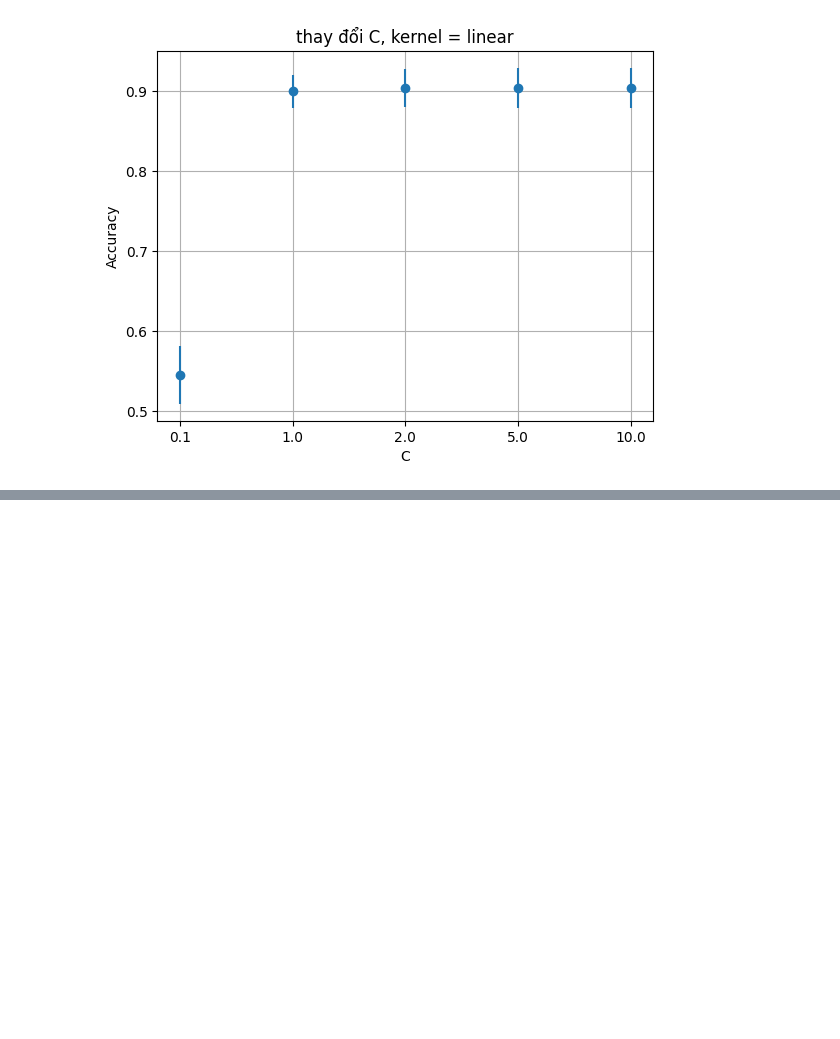
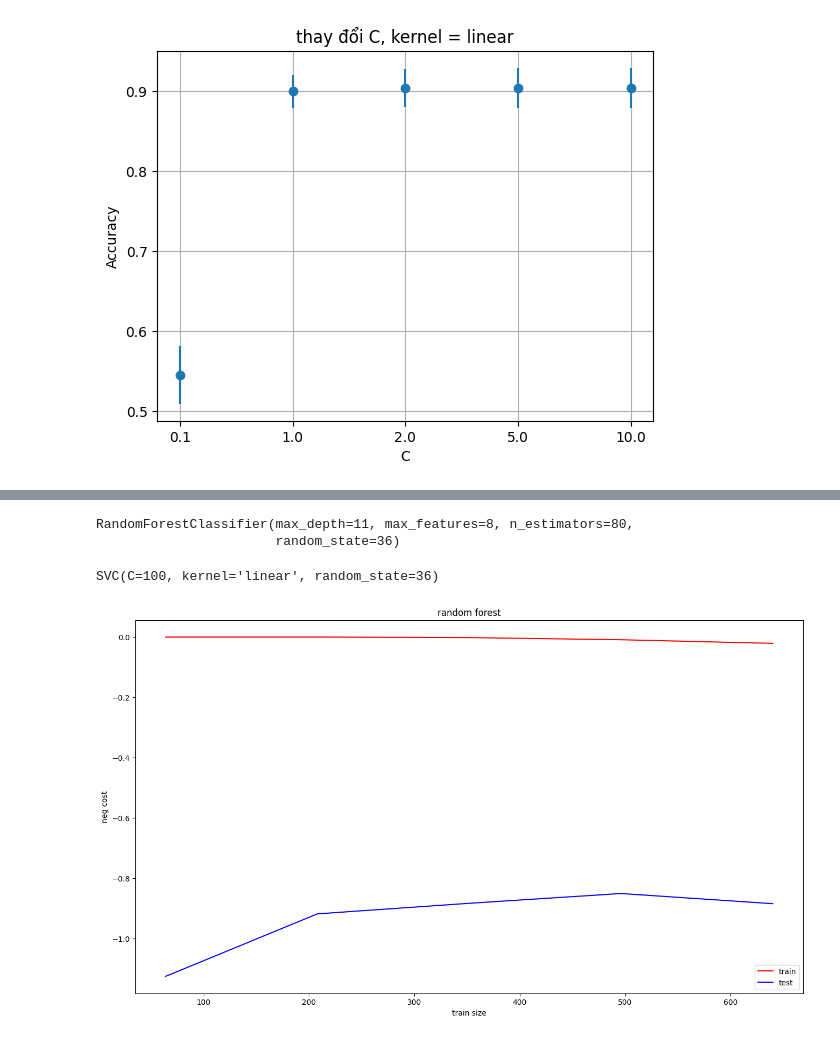
Before and after one commit to hqcfmlno1/Weekly_Hw_GR1, a Jupyter notebook: ex8.ipynb, the cells around one changed output, grey strips where cells are left out. Saved outputs shown, nothing was run; the diff lists cells and outputs as text; code cells hidden in the pictures; blank space fills up the shorter version.

```diff
--- a/ex8.ipynb
+++ b/ex8.ipynb
@@ -210,0 +257,13 @@ plt.show()
+# %%
+def neg_cost(estimator, X, y):
+    y_true = y
+    y_pred = estimator.predict(X)
+    true_pos = ((y_true==y_pred)&(y_true==1.0))*0.0
+    true_ne = ((y_true==y_pred)&(y_true==2.0))*0.0
+    false_ne = ((y_true!=y_pred)&(y_true==1.0))*1.0
+    false_pos = ((y_true!=y_pred)&(y_true==2.0))*5.0
+    return -sum(true_pos + true_ne + false_pos + false_ne)/len(y_true)
+
+# muốn cost min thì neg cost max
+# %%
+X_train, X_test, y_train, y_test = train_test_split(X, y , test_size = 0.2, random_state = 36)
@@ -210,0 +280,40 @@ plt.show()
+# %%
+param_rf = {
+    'max_depth': [3, 11, 15, 24, 27],
+    'min_samples_leaf': [1, 5, 7, 9, 15, 24],
+    'max_features': [8],   # nên là n/3 cho phân loại
+    'n_estimators': range(50,101,10)
+}
+find_best_param('rf', param_rf)
+# %% [output]
+RandomForestClassifier(max_depth=11, max_features=8, n_estimators=80,
+                       random_state=36)
+# %%
+param_svm = {'C': [0.01, 0.1, 1, 10, 100],
+        'kernel':['linear','rbf', 'poly']
+}
+find_best_param('svm', param_svm)
+# %% [output]
+SVC(C=100, kernel='linear', random_state=36)
+# %%
+best_rf = RandomForestClassifier(max_depth=11, max_features=8, n_estimators=80, random_state=36)
+best_svm = svm.SVC(C=100, kernel='linear', random_state=36)
+# %%
+def plot_learning_curve(estimator, title):
+    train_sizes, train_scores, test_scores = learning_curve(estimator = estimator, cv = 5, X = X_train, y = y_train, n_jobs = -1, train_sizes = np.linspace(0.1,1.0,5), scoring = neg_cost)
+    train_means = np.mean(train_scores, axis = 1)
+    train_std = np.std(train_scores, axis  = 1)
+    test_means = np.mean(test_scores, axis = 1)
+    test_std = np.mean(test_scores, axis = 1)
+    plt.figure(figsize = (16,9))
+    plt.title(title)
+    plt.xlabel('train size')
+    plt.ylabel('neg cost')
+    plt.plot(train_sizes, train_means, color = 'r', label = 'train')
+    plt.plot(train_sizes, test_means, color = 'b', label = 'test')
+    plt.legend(loc = 'best')
+    plt.show()
+# %%
+plot_learning_curve(best_rf, 'random forest')
+# %% [output]
+[figure, added]
```
Also changed, not shown: parts of 14 cells of this notebook, 4 other files.
